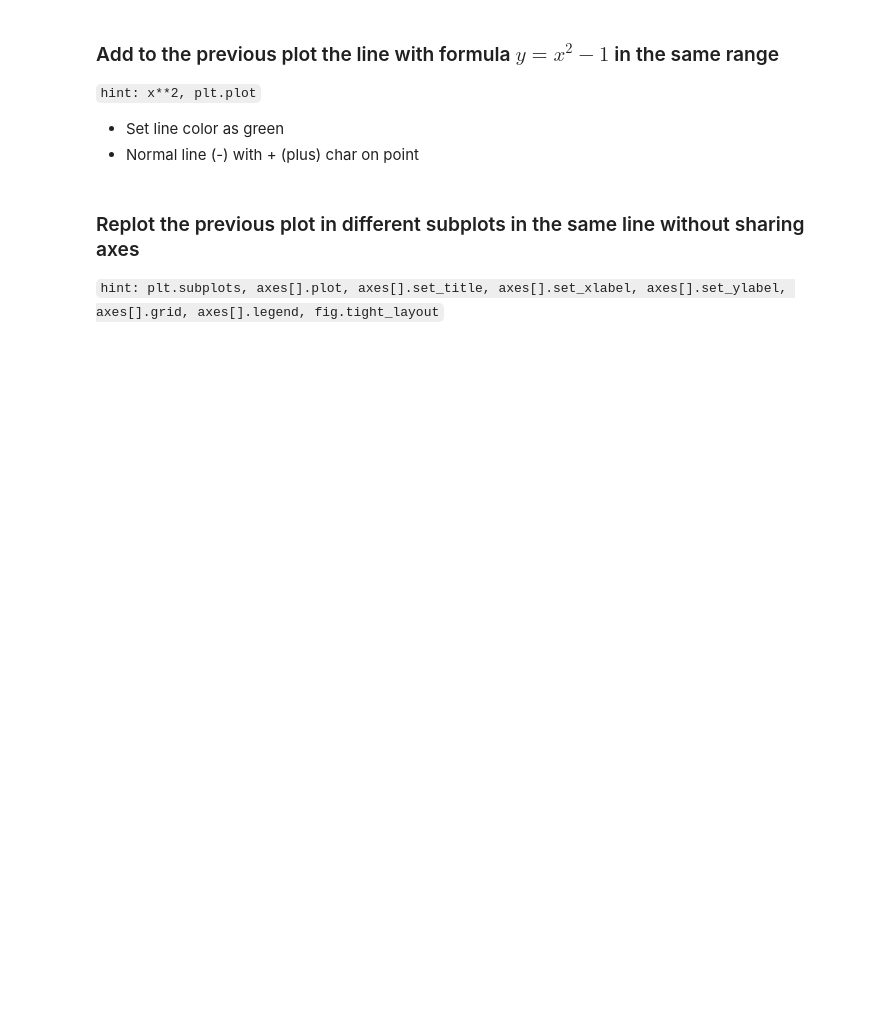
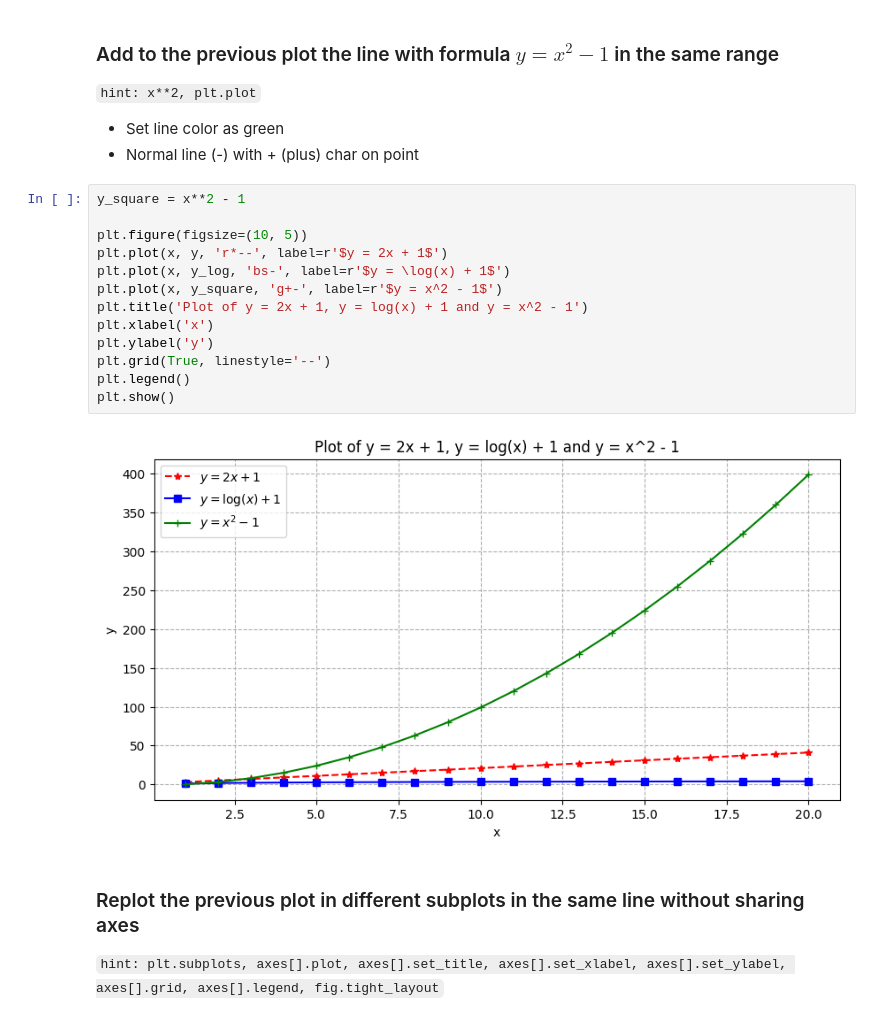
Before and after one commit to Ergys97/MLDM-Scripts, a Jupyter notebook: Python-Introduction/04-Matplotlib-Exercises.ipynb, the cells around one changed output. Saved outputs shown, nothing was run; the diff lists cells and outputs as text; blank space fills up the shorter version.

```diff
--- a/Python-Introduction/04-Matplotlib-Exercises.ipynb
+++ b/Python-Introduction/04-Matplotlib-Exercises.ipynb
@@ -32,6 +74,21 @@
 
 - Set line color as green
 - Normal line (-) with + (plus) char on point
+# %%
+y_square = x**2 - 1
+
+plt.figure(figsize=(10, 5))
+plt.plot(x, y, 'r*--', label=r'$y = 2x + 1$')
+plt.plot(x, y_log, 'bs-', label=r'$y = \log(x) + 1$')
+plt.plot(x, y_square, 'g+-', label=r'$y = x^2 - 1$')
+plt.title('Plot of y = 2x + 1, y = log(x) + 1 and y = x^2 - 1')
+plt.xlabel('x')
+plt.ylabel('y')
+plt.grid(True, linestyle='--')
+plt.legend()
+plt.show()
+# %% [output]
+[figure, added]
 # %% [markdown]
 ### Replot the previous plot in different subplots in the same line without sharing axes
 `hint: plt.subplots, axes[].plot, axes[].set_title, axes[].set_xlabel, axes[].set_ylabel, axes[].grid, axes[].legend, fig.tight_layout`
```
Also changed, not shown: parts of 16 cells of this notebook.
